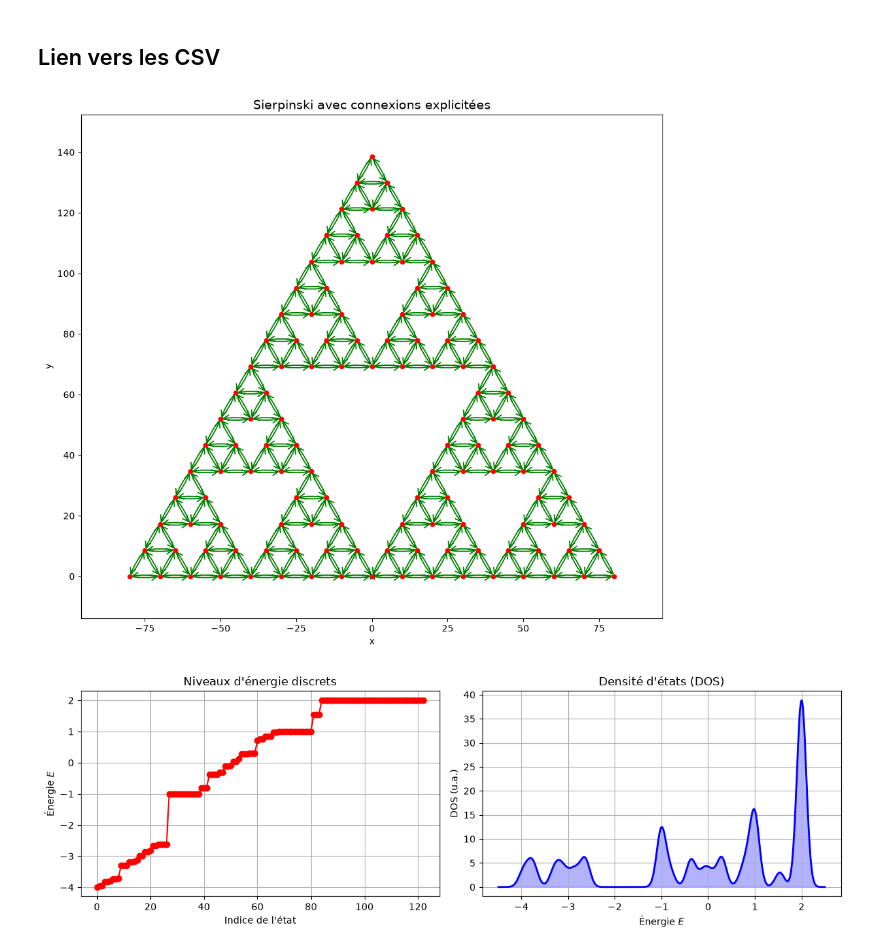
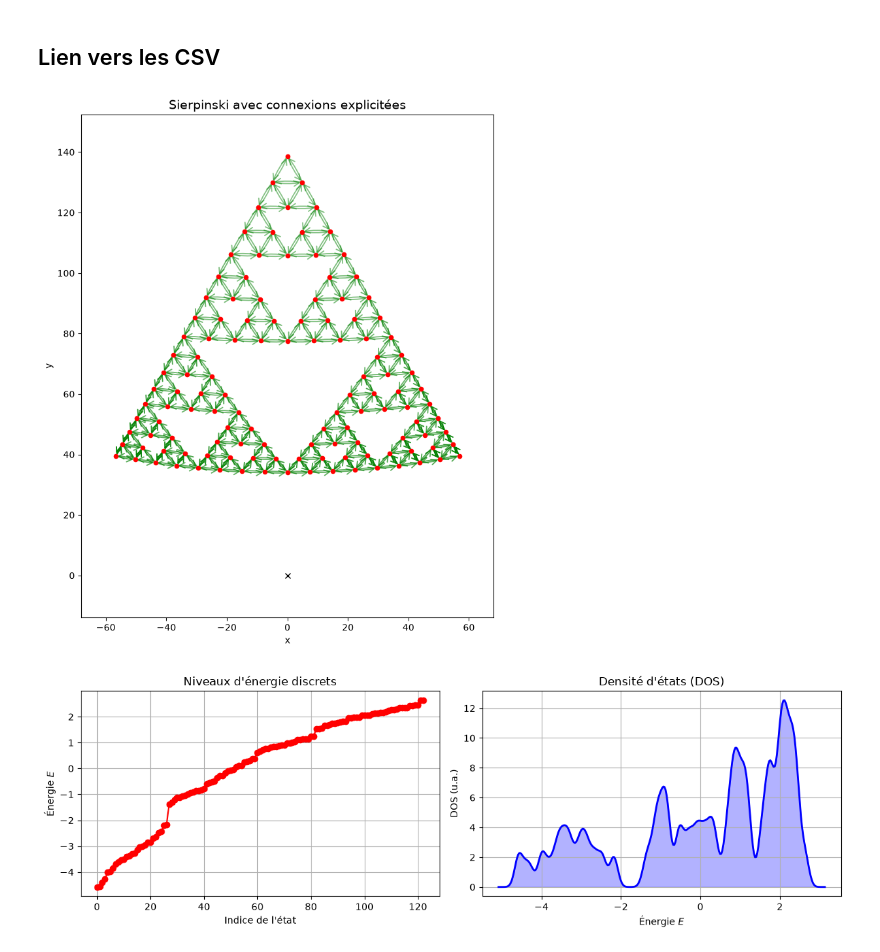
Before and after one commit to CesarDablemont/Fractal-wizard-rust, a Jupyter notebook: python/fractal-v2.ipynb, the cells around one changed output. Saved outputs shown, nothing was run; the diff lists cells and outputs as text; code cells hidden in the pictures.

```diff
--- a/python/fractal-v2.ipynb
+++ b/python/fractal-v2.ipynb
@@ -6,43 +6,43 @@ from pythtb import TBModel, Lattice
 # %% [markdown]
 ## Lien vers les CSV
 # %%
-coords_path = "../files/csv/sirpenski_triangle-equi_points.csv"
-edges_path = "../files/csv/sirpenski_triangle-equi_edges.csv"
-use_t = False
+coords_path = "../files/csv/sirpenski_triangle-equi-hetero_points.csv"
+edges_path = "../files/csv/sirpenski_triangle-equi-hetero_edges.csv"
+use_t = True
 # %%
 df = pd.read_csv(coords_path, sep=',', decimal='.')
 coords = df[['x', 'y']].to_numpy()
 
 df = pd.read_csv(edges_path, sep=',', decimal='.')
 if use_t:
     edges = df[['i', 'j', 't']].to_numpy()
 else:
     edges = df[['i', 'j']].to_numpy()
 
 # 3. Création du réseau non-périodique
 # np.eye(2) = matrice identité de taille 2 => plan orthonormée
 lat = Lattice(np.eye(2), coords, periodic_dirs=[])
 model = TBModel(lat)
 
 # 4. Paramètres
 t_ = -1.0
 model.set_onsite([0.0] * len(coords))
 
 # 5. Ajout direct des liaisons depuis le tableau 'edges'
 if use_t:
     for i, j, t in edges:
-        model.set_hop(t, int(i), int(j)) # attention le cast en int ajoute de l'incertitude
+        model.set_hop(t_ * t, int(i), int(j)) # attention le cast en int ajoute de l'incertitude
 else:
     for i, j in edges:
         model.set_hop(t_, int(i), int(j)) # attention le cast en int ajoute de l'incertitude
 
 # 6. Affichage
 fig, ax = model.visualize()
 fig.set_size_inches(12, 10)  # Remplacez 12, 10 par les dimensions souhaitées
 plt.title("Sierpinski avec connexions explicitées", fontsize=14)
 plt.show()
 # %% [output]
-[figure, old version]
+[figure, new version]
 # %%
 # 1. Calcul des niveaux d'énergie discrets (15 valeurs propres)
 evals = model.solve_ham()
@@ -72,4 +72,4 @@ ax2.grid(True)
 plt.tight_layout()
 plt.show()
 # %% [output]
-[figure, old version]
+[figure, new version]
```
Also changed, not shown: 6 other files.
